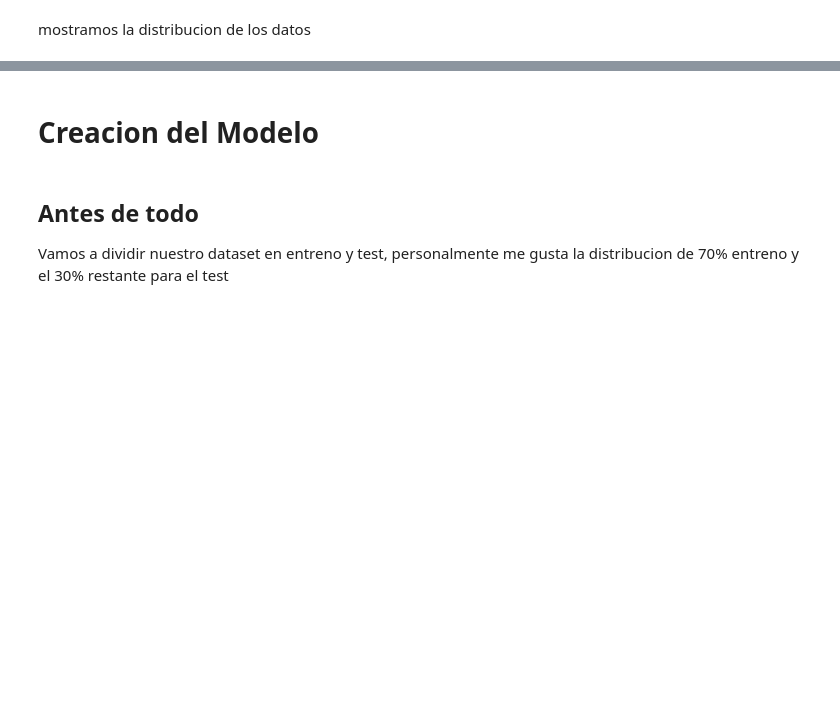
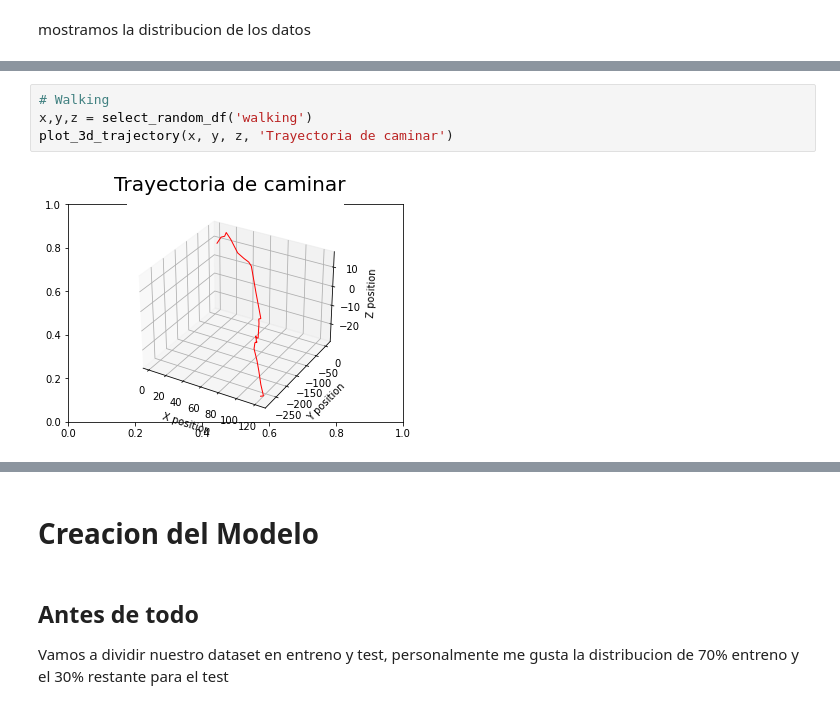
Before and after one commit to migueldemollet/Activity-Recognition, a Jupyter notebook: result.ipynb, the cells around one changed output, grey strips where cells are left out. Cells and saved outputs as stored; diff of their text form; blank space fills up the shorter version.

```diff
--- a/result.ipynb
+++ b/result.ipynb
@@ -149,0 +165,6 @@ plot_3d_scatter(df['accelerometer_X'], df['accelerometer_Y'], df['accelerometer_
+# %%
+# Walking
+x,y,z = select_random_df('walking')
+plot_3d_trajectory(x, y, z, 'Trayectoria de caminar')
+# %% [output]
+[figure, added]
```
Also changed, not shown: parts of 18 cells of this notebook.
